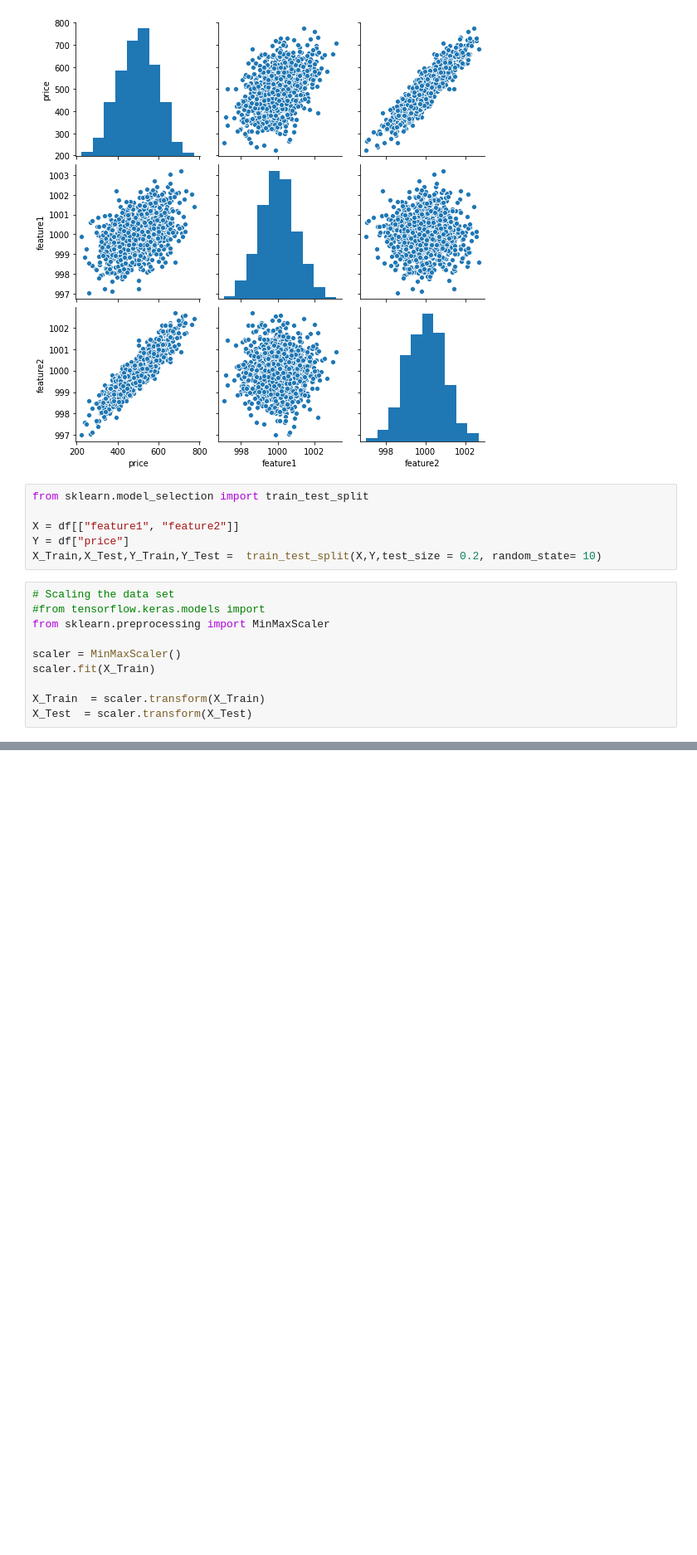
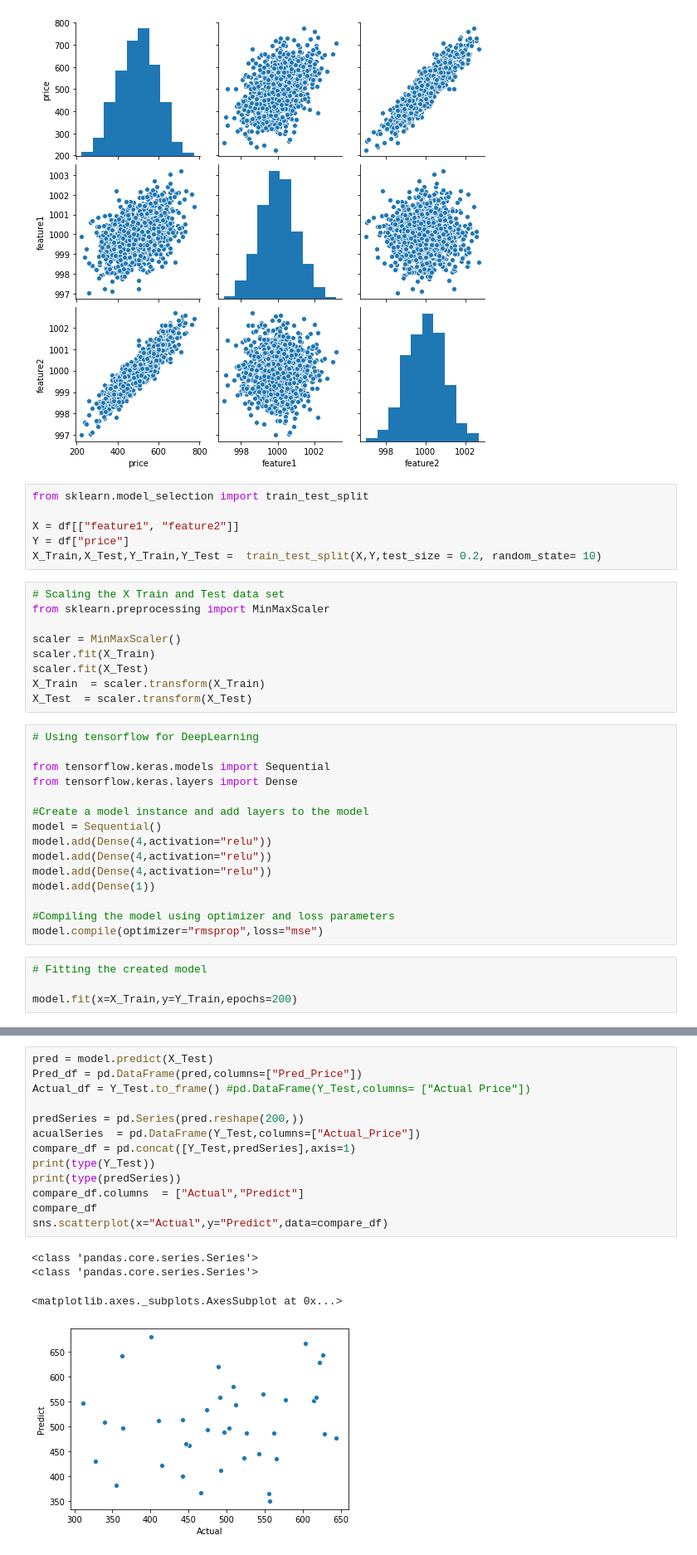
Before and after one commit to enggrobin/AnalyticsResponses, a Jupyter notebook: Deep_Learning.ipynb, the cells around one changed output, grey strips where cells are left out. Shown at 83% size. Cells and saved outputs as stored; diff of their text form; blank space fills up the shorter version.

```diff
--- a/Deep_Learning.ipynb
+++ b/Deep_Learning.ipynb
@@ -48,12 +48,30 @@ X = df[["feature1",	"feature2"]]
 Y = df["price"]
 X_Train,X_Test,Y_Train,Y_Test =  train_test_split(X,Y,test_size = 0.2, random_state= 10)
 # %%
-# Scaling the data set
-#from tensorflow.keras.models import
+# Scaling the X Train and Test data set
 from sklearn.preprocessing import MinMaxScaler
 
 scaler = MinMaxScaler()
 scaler.fit(X_Train)
-
+scaler.fit(X_Test)
 X_Train  = scaler.transform(X_Train)
 X_Test  = scaler.transform(X_Test)
+# %%
+# Using tensorflow for DeepLearning
+
+from tensorflow.keras.models import Sequential
+from tensorflow.keras.layers import Dense
+
+#Create a model instance and add layers to the model
+model = Sequential()
+model.add(Dense(4,activation="relu"))
+model.add(Dense(4,activation="relu"))
+model.add(Dense(4,activation="relu"))
+model.add(Dense(1))
+
+#Compiling the model using optimizer and loss parameters
+model.compile(optimizer="rmsprop",loss="mse")
+# %%
+# Fitting the created model
+
+model.fit(x=X_Train,y=Y_Train,epochs=200)
@@ -59,0 +124,18 @@ X_Test  = scaler.transform(X_Test)
+# %%
+pred = model.predict(X_Test)
+Pred_df = pd.DataFrame(pred,columns=["Pred_Price"])
+Actual_df = Y_Test.to_frame() #pd.DataFrame(Y_Test,columns= ["Actual Price"])
+
+predSeries = pd.Series(pred.reshape(200,))
+acualSeries  = pd.DataFrame(Y_Test,columns=["Actual_Price"])
+compare_df = pd.concat([Y_Test,predSeries],axis=1)
+print(type(Y_Test))
+print(type(predSeries))
+compare_df.columns  = ["Actual","Predict"]
+compare_df
+sns.scatterplot(x="Actual",y="Predict",data=compare_df)
+# %% [output]
+<class 'pandas.core.series.Series'>
+<class 'pandas.core.series.Series'>
+<matplotlib.axes._subplots.AxesSubplot at 0x...>
+[figure, added]
```
Also changed, not shown: parts of 6 cells of this notebook.
